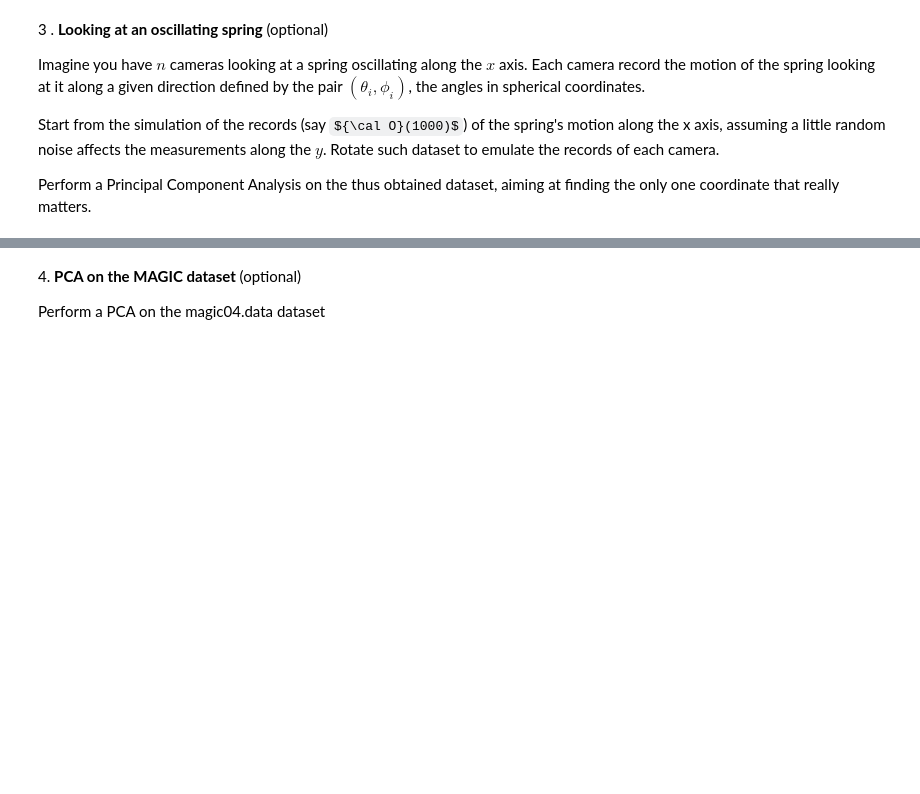
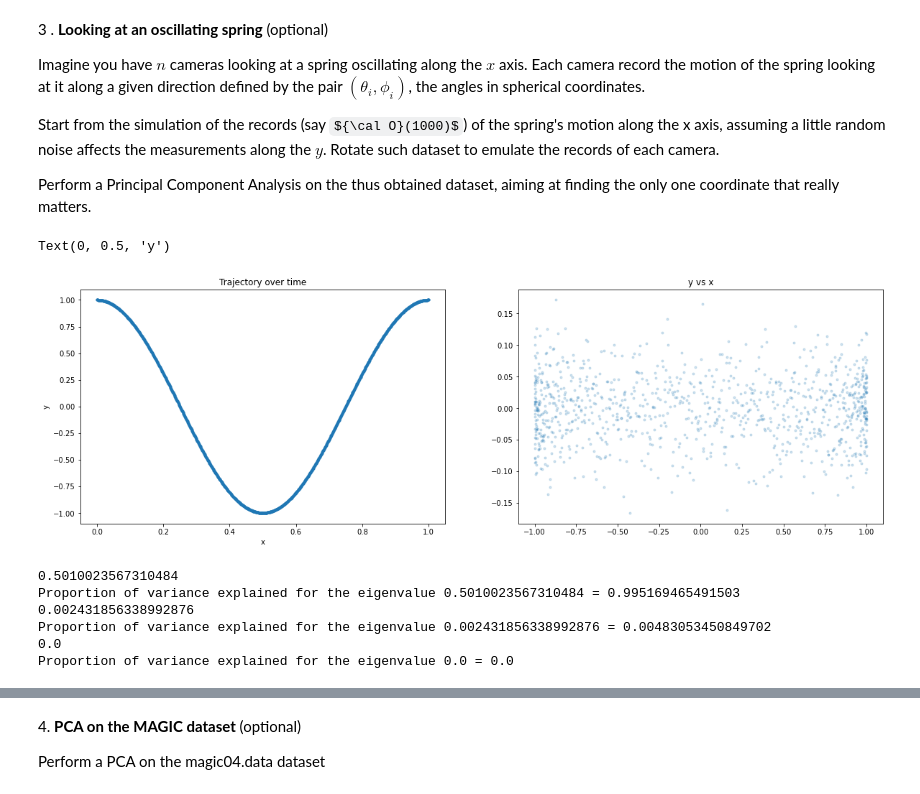
Before and after one commit to lorenzomancini1/LaboratoryOfComputationalPhysics_Y3, a Jupyter notebook: 07.1ex_Algorithms.ipynb, the cells around one changed output, grey strips where cells are left out. Saved outputs shown, nothing was run; the diff lists cells and outputs as text; code cells hidden in the pictures; some formulas as TeX source; blank space fills up the shorter version.

```diff
--- a/07.1ex_Algorithms.ipynb
+++ b/07.1ex_Algorithms.ipynb
@@ -154,3 +154,47 @@ Imagine you have $n$ cameras looking at a spring oscillating along the $x$ axis.
 Start from the simulation of the records (say ${\cal O}(1000)$) of the spring's motion along the x axis, assuming a little random noise affects the measurements along the $y$. Rotate such dataset to emulate the records of each camera.
 
 Perform a Principal Component Analysis on the thus obtained dataset, aiming at finding the only one coordinate that really matters.
+# %%
+N = 1000
+
+t = np.linspace(0,1,N)
+x = np.cos(2*np.pi*t)
+
+y = np.random.normal(loc = 0, scale = 0.05, size = N)
+
+z = np.zeros(N)
+
+X = np.array([x, y, z])
+
+
+fig, [ax1, ax2] = plt.subplots(1, 2, figsize = (20, 6))
+
+ax1.scatter(t, x, marker = '.')
+ax1.set_title('Trajectory over time')
+ax1.set_xlabel('t')
+ax1.set_ylabel('x')
+
+ax2.scatter(x,y, marker = '.', alpha = 0.2)
+ax2.set_title('y vs x')
+ax1.set_xlabel('x')
+ax1.set_ylabel('y')
+# %% [output]
+Text(0, 0.5, 'y')
+[figure, added]
+# %%
+#PCA
+M = np.cov(X)
+
+U, D, V = np.linalg.svd(M)
+
+trace = np.sum(D)
+for li, vi in zip(D,U):
+    print(li)
+    print('Proportion of variance explained for the eigenvalue ' + str(li) + ' = ' + str(li/trace))
+# %% [output]
+0.5010023567310484
+Proportion of variance explained for the eigenvalue 0.5010023567310484 = 0.995169465491503
+0.002431856338992876
+Proportion of variance explained for the eigenvalue 0.002431856338992876 = 0.00483053450849702
+0.0
+Proportion of variance explained for the eigenvalue 0.0 = 0.0
```
Also changed, not shown: parts of 7 cells of this notebook.
